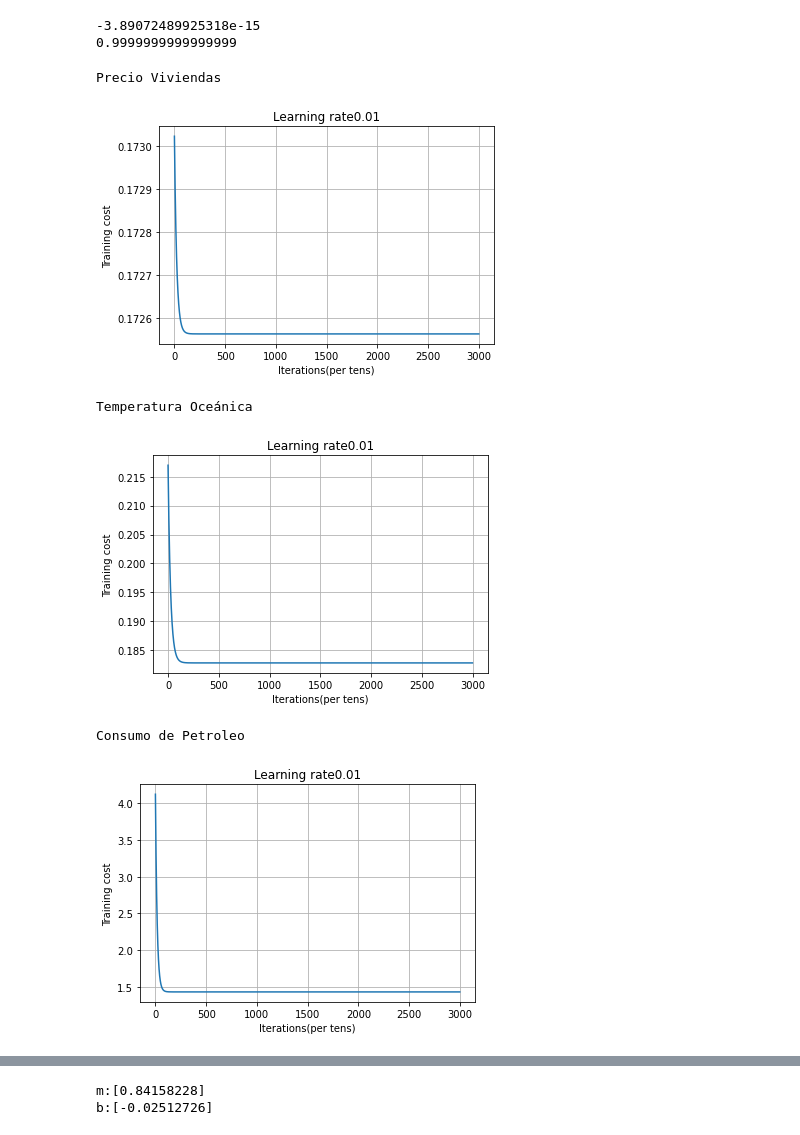
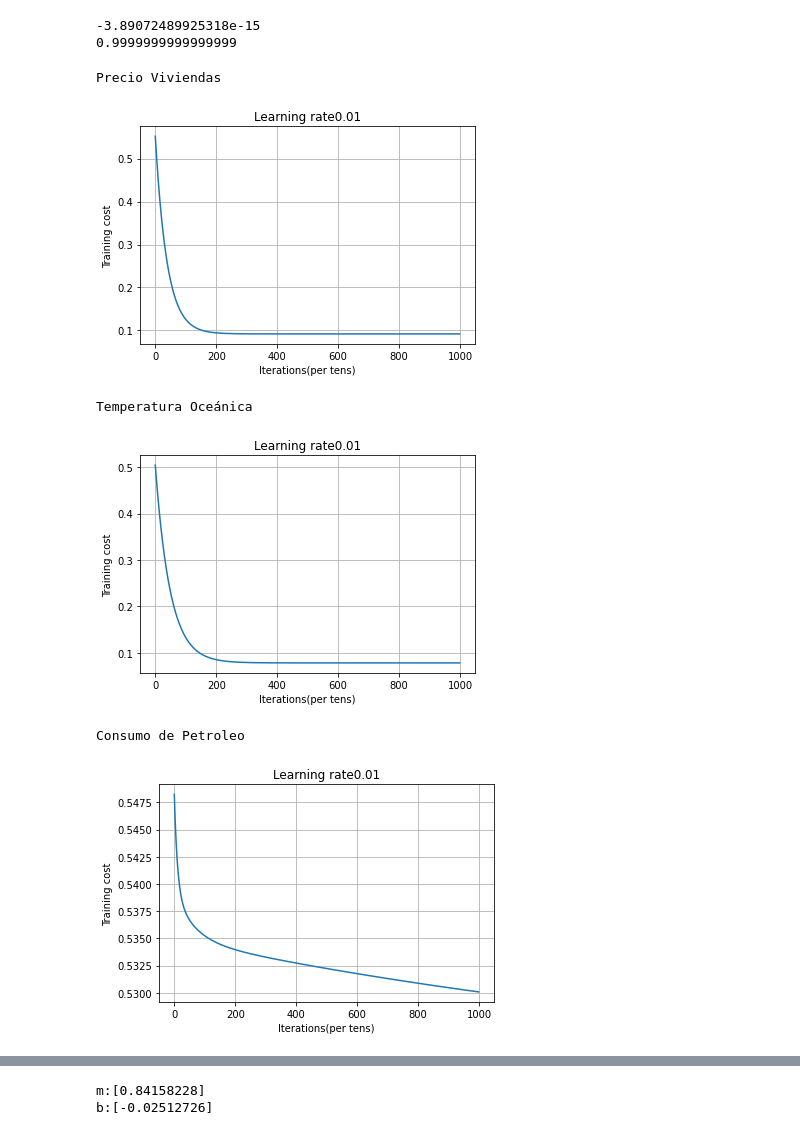
Before and after one commit to dantecarlo/Linear-Regression-with-Gradient-Descent, a Jupyter notebook: Regresión_Lineal_Gradiente_Descendiente.ipynb, the cells around one changed output, grey strips where cells are left out. Cells and saved outputs as stored; diff of their text form; code cells hidden in the pictures.

```diff
--- a/Regresión_Lineal_Gradiente_Descendiente.ipynb
+++ b/Regresión_Lineal_Gradiente_Descendiente.ipynb
@@ -47,7 +47,7 @@ def cost_function(h, y, m):
 # %%
 # Gradiente descendente
 def gradient_descent(X, y, Theta, m, h, learning_rate):
-  Theta = Theta - (learning_rate * (1 / m) * np.sum( np.dot(X.T,(h - y))))
+  Theta = Theta - (learning_rate * (1 / m) * np.dot(X.T,(h - y)))
   return Theta
 # %%
 # L.R.model
@@ -59,14 +59,14 @@ def lineal_regression_model(X, y, learning_rate, iterations, draw = 0):
      X = np.array([X]).T
   # print(np.ones((X.shape[0],1)))
 
-  # Añadir X0 = 1
+  # Añadir fila de 1s al comienzo
   X = np.append(np.ones((X.shape[0],1)), X, axis=1)
 
-  # print(X)
+  # print("X", X)
   # inicializando Theta
-  # Theta = np.zeros((X.shape[1], 1))
-  Theta = np.random.randn(X.shape[1], 1)
-  # print(Theta)
+  Theta = np.zeros((X.shape[1], 1))
+  # Theta = np.random.randn(X.shape[1], 1)
+  # print("Theta", Theta)
 
   costs = []
   history_values = []
@@ -83,7 +83,7 @@ def lineal_regression_model(X, y, learning_rate, iterations, draw = 0):
     cost = cost_function(h, y, m)
     # print("costo:", cost)
     Theta = gradient_descent(X, y, Theta, m, h, learning_rate)
-    # print(Theta)
+    # print("Theta", Theta)
     RMSE = np.sqrt((1 / m) * np.sum(np.square(h - y)))
     history_values.append([Theta, RMSE])
     costs.append(cost)
@@ -98,7 +98,7 @@ def lineal_regression_model(X, y, learning_rate, iterations, draw = 0):
     plt.grid()
     plt.show()
   history_values = np.array(history_values)
-  return history_values, costs_train
+  return history_values, costs
 # %%
 # Importando data
 price = pd.read_csv("/content/drive/My Drive/Cursos/TIA/Regresion Lineal con Gradiente Descendiente/ex1data2(Home_1f).csv", sep='\t')
@@ -145,39 +145,34 @@ ocean_X_train, ocean_X_val, ocean_Y_train, ocean_Y_val = train_test_split(ocean_
 petrol_X_train, petrol_X_val, petrol_Y_train, petrol_Y_val = train_test_split(petrol_X, petrol_Y, test_size = 0.33, random_state = 5)
 # %%
 # Rectificando datos
-price_X_train = price_X_train
 price_Y_train = np.array([price_Y_train]).T
 
-price_X_val = price_X_val
 price_Y_val = np.array([price_Y_val]).T
 
-ocean_X_train = ocean_X_train
 ocean_Y_train = np.array([ocean_Y_train]).T
 
-ocean_X_val = ocean_X_val
 ocean_Y_val = np.array([ocean_Y_val]).T
 
-petrol_X_train = petrol_X_train
 petrol_Y_train = np.array([petrol_Y_train]).T
 
-petrol_X_val = petrol_X_val
 petrol_Y_val = np.array([petrol_Y_val]).T
 # %%
 # Llamando a la regresion lineal Conjunto de entrenamiento
 learning_rate = 0.01
-iterations = 3000
+iterations = 1000
+
 print("Precio Viviendas")
 history_price, costs_train = lineal_regression_model(price_X_train, price_Y_train, learning_rate, iterations, 1)
 print("Temperatura Oceánica")
 history_ocean, costs_train = lineal_regression_model(ocean_X_train, ocean_Y_train, learning_rate, iterations, 1)
 print("Consumo de Petroleo")
 history_petrol, costs_train = lineal_regression_model(petrol_X_train, petrol_Y_train, learning_rate, iterations, 1)
 # %% [output]
 Precio Viviendas
-[figure, old version]
+[figure, new version]
 Temperatura Oceánica
-[figure, old version]
+[figure, new version]
 Consumo de Petroleo
-[figure, old version]
+[figure, new version]
 # %%
 # Grafica Datos price
```
Also changed, not shown: parts of 6 cells of this notebook.
